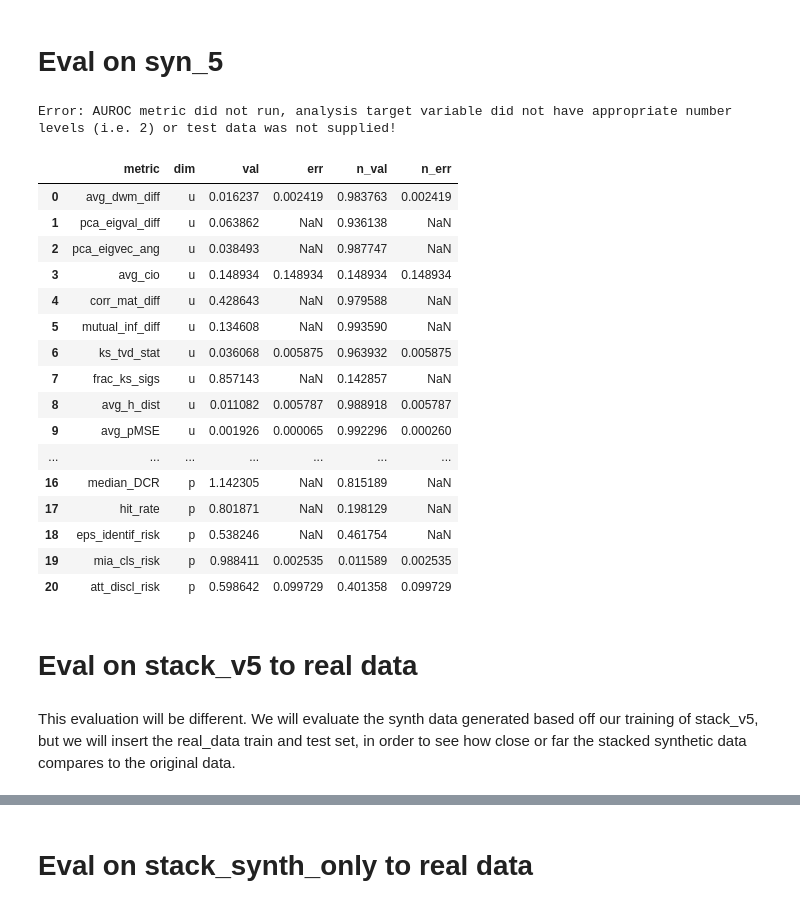
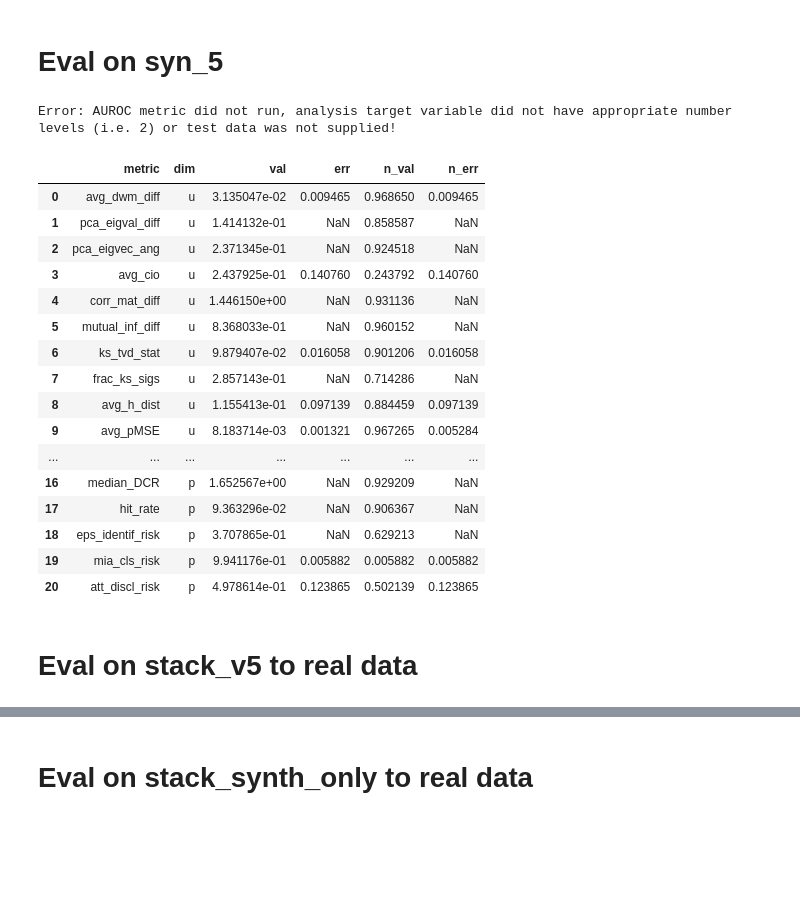
Before and after one commit to LucasBrynk/synthe_size_me, a Jupyter notebook: penguins_syn/penguins_BN_syn.ipynb, the cells around one changed output, grey strips where cells are left out. Saved outputs shown, nothing was run; the diff lists cells and outputs as text; code cells hidden in the pictures; blank space fills up the shorter version.

```diff
--- a/penguins_syn/penguins_BN_syn.ipynb
+++ b/penguins_syn/penguins_BN_syn.ipynb
@@ -434,13 +449,6 @@ Error: AUROC metric did not run, analysis target variable did not have appropria
 # %%
-# Read train and test data from stack_v1
-penguins_train = pd.read_csv(f"{gen_method}\penguins_stack_v1_train.csv")
-penguins_test = pd.read_csv(f"{gen_method}\penguins_stack_v1_test.csv")
-
-# Read syn_v2 data
-penguins_syn = pd.read_csv(f"{gen_method}\penguins_syn_v2.csv").round(1)
-
-# Remove first column
-penguins_syn = penguins_syn.iloc[:, 1:]
+# Read syn_v2 sample
+penguins_syn = pd.read_csv(f"{gen_method}\syn_v2_sample.csv")
 
 # SynthEval
 S = SynthEval(penguins_train, holdout_dataframe=penguins_test, verbose=0)
@@ -470,13 +490,6 @@ Error: AUROC metric did not run, analysis target variable did not have appropria
 # %%
-# Read train and test data from stack_v2
-penguins_train = pd.read_csv(f"{gen_method}\penguins_stack_v2_train.csv")
-penguins_test = pd.read_csv(f"{gen_method}\penguins_stack_v2_test.csv")
-
-# Read syn_v3 data
-penguins_syn = pd.read_csv(f"{gen_method}\penguins_syn_v3.csv").round(1)
-
-# Remove first column
-penguins_syn = penguins_syn.iloc[:, 1:]
+# Read syn_v3 sample
+penguins_syn = pd.read_csv(f"{gen_method}\syn_v3_sample.csv")
 
 # SynthEval
 S = SynthEval(penguins_train, holdout_dataframe=penguins_test, verbose=0)
@@ -506,13 +531,6 @@ Error: AUROC metric did not run, analysis target variable did not have appropria
 # %%
-# Read train and test data from stack_v3
-penguins_train = pd.read_csv(f"{gen_method}\penguins_stack_v3_train.csv")
-penguins_test = pd.read_csv(f"{gen_method}\penguins_stack_v3_test.csv")
-
-# Read syn_v4 data
-penguins_syn = pd.read_csv(f"{gen_method}\penguins_syn_v4.csv").round(1)
-
-# Remove first column
-penguins_syn = penguins_syn.iloc[:, 1:]
+# Read syn_v4 sample
+penguins_syn = pd.read_csv(f"{gen_method}\syn_v4_sample.csv")
 
 # SynthEval
 S = SynthEval(penguins_train, holdout_dataframe=penguins_test, verbose=0)
@@ -542,41 +572,32 @@ Error: AUROC metric did not run, analysis target variable did not have appropria
 # %%
-# Read train and test data from stack_v4
-penguins_train = pd.read_csv(f"{gen_method}\penguins_stack_v4_train.csv")
-penguins_test = pd.read_csv(f"{gen_method}\penguins_stack_v4_test.csv")
-
-# Read syn_v5 data
-penguins_syn = pd.read_csv(f"{gen_method}\penguins_syn_v5.csv").round(1)
-
-# Remove first column
-penguins_syn = penguins_syn.iloc[:, 1:]
+# Read syn_v5 sample
+penguins_syn = pd.read_csv(f"{gen_method}\syn_v5_sample.csv")
 
 # SynthEval
 S = SynthEval(penguins_train, holdout_dataframe=penguins_test, verbose=0)
 res_stack_v4 = S.evaluate(penguins_syn,target,"full_eval")
 res_stack_v4
 # %% [output]
 Error: AUROC metric did not run, analysis target variable did not have appropriate number levels (i.e. 2) or test data was not supplied!
 |  | metric | dim | val | err | n_val | n_err |
-| 0 | avg_dwm_diff | u | 0.016237 | 0.002419 | 0.983763 | 0.002419 |
-| 1 | pca_eigval_diff | u | 0.063862 | NaN | 0.936138 | NaN |
-| 2 | pca_eigvec_ang | u | 0.038493 | NaN | 0.987747 | NaN |
-| 3 | avg_cio | u | 0.148934 | 0.148934 | 0.148934 | 0.148934 |
-| 4 | corr_mat_diff | u | 0.428643 | NaN | 0.979588 | NaN |
-| 5 | mutual_inf_diff | u | 0.134608 | NaN | 0.993590 | NaN |
-| 6 | ks_tvd_stat | u | 0.036068 | 0.005875 | 0.963932 | 0.005875 |
-| 7 | frac_ks_sigs | u | 0.857143 | NaN | 0.142857 | NaN |
-| 8 | avg_h_dist | u | 0.011082 | 0.005787 | 0.988918 | 0.005787 |
-| 9 | avg_pMSE | u | 0.001926 | 0.000065 | 0.992296 | 0.000260 |
+| 0 | avg_dwm_diff | u | 3.135047e-02 | 0.009465 | 0.968650 | 0.009465 |
+| 1 | pca_eigval_diff | u | 1.414132e-01 | NaN | 0.858587 | NaN |
+| 2 | pca_eigvec_ang | u | 2.371345e-01 | NaN | 0.924518 | NaN |
+| 3 | avg_cio | u | 2.437925e-01 | 0.140760 | 0.243792 | 0.140760 |
+| 4 | corr_mat_diff | u | 1.446150e+00 | NaN | 0.931136 | NaN |
+| 5 | mutual_inf_diff | u | 8.368033e-01 | NaN | 0.960152 | NaN |
+| 6 | ks_tvd_stat | u | 9.879407e-02 | 0.016058 | 0.901206 | 0.016058 |
+| 7 | frac_ks_sigs | u | 2.857143e-01 | NaN | 0.714286 | NaN |
+| 8 | avg_h_dist | u | 1.155413e-01 | 0.097139 | 0.884459 | 0.097139 |
+| 9 | avg_pMSE | u | 8.183714e-03 | 0.001321 | 0.967265 | 0.005284 |
 | ... | ... | ... | ... | ... | ... | ... |
-| 16 | median_DCR | p | 1.142305 | NaN | 0.815189 | NaN |
-| 17 | hit_rate | p | 0.801871 | NaN | 0.198129 | NaN |
-| 18 | eps_identif_risk | p | 0.538246 | NaN | 0.461754 | NaN |
-| 19 | mia_cls_risk | p | 0.988411 | 0.002535 | 0.011589 | 0.002535 |
-| 20 | att_discl_risk | p | 0.598642 | 0.099729 | 0.401358 | 0.099729 |
+| 16 | median_DCR | p | 1.652567e+00 | NaN | 0.929209 | NaN |
+| 17 | hit_rate | p | 9.363296e-02 | NaN | 0.906367 | NaN |
+| 18 | eps_identif_risk | p | 3.707865e-01 | NaN | 0.629213 | NaN |
+| 19 | mia_cls_risk | p | 9.941176e-01 | 0.005882 | 0.005882 | 0.005882 |
+| 20 | att_discl_risk | p | 4.978614e-01 | 0.123865 | 0.502139 | 0.123865 |
 # %% [markdown]
 # Eval on stack_v5 to real data
-# %% [markdown]
-This evaluation will be different. We will evaluate the synth data generated based off our training of stack_v5, but we will insert the real_data train and test set, in order to see how close or far the stacked synthetic data compares to the original data.
 # %%
 # Read train and test data from real data
 penguins_train = pd.read_csv("Data\penguins_train.csv")
```
Also changed, not shown: parts of 36 cells of this notebook.
